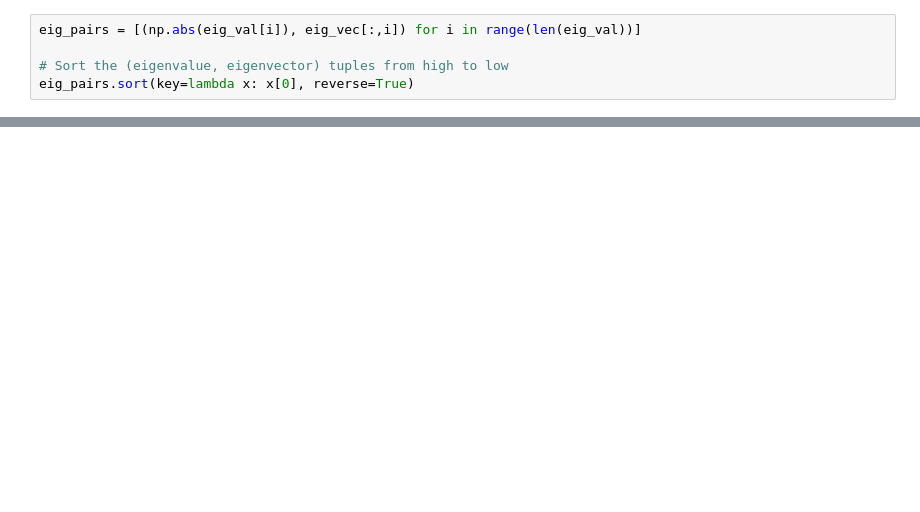
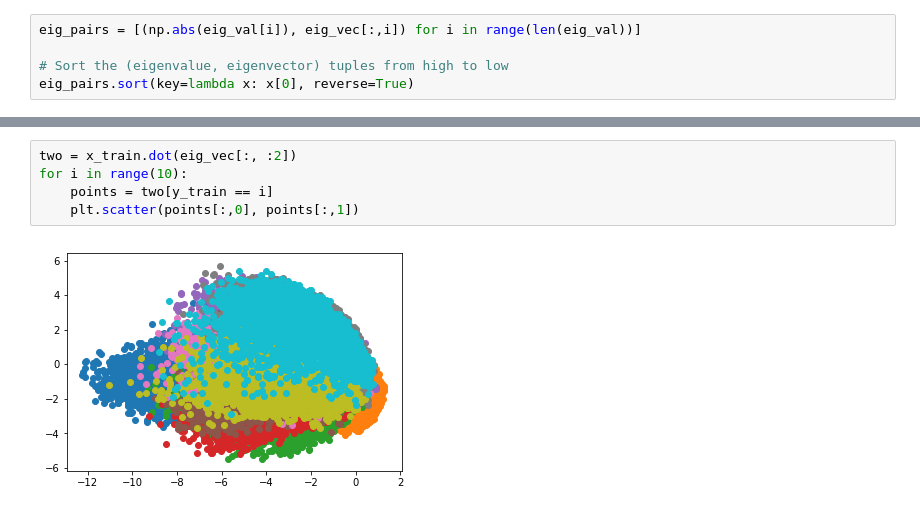
Before and after one commit to yewwah/statistical-, a Jupyter notebook: PCA.ipynb, the cells around one changed output, grey strips where cells are left out. Drawn from its saved outputs; the diff is of its cells as text; blank space fills up the shorter version.

```diff
--- a/PCA.ipynb
+++ b/PCA.ipynb
@@ -37,0 +48,7 @@ plt.scatter(dd[:,0], dd[:,1])
+# %%
+two = x_train.dot(eig_vec[:, :2])
+for i in range(10):
+    points = two[y_train == i]
+    plt.scatter(points[:,0], points[:,1])
+# %% [output]
+[figure, added]
```
Also changed, not shown: parts of 7 cells of this notebook, 3 other files.
